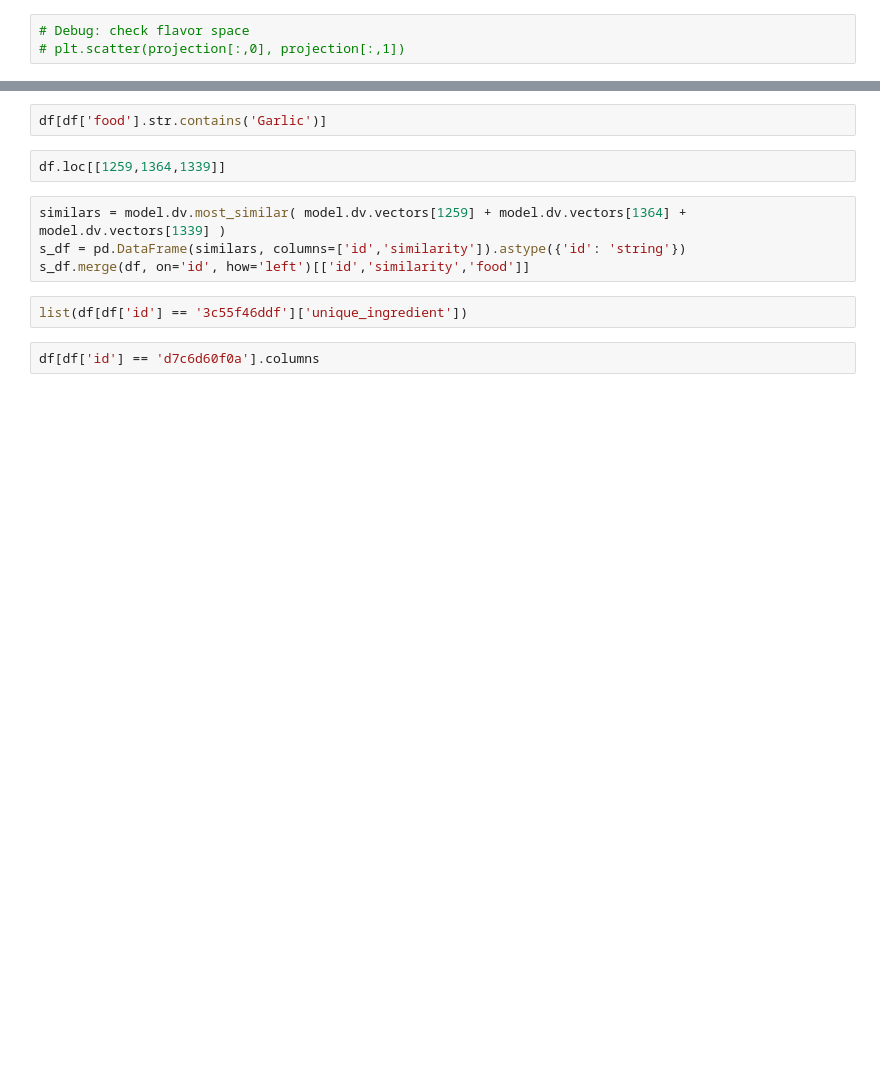
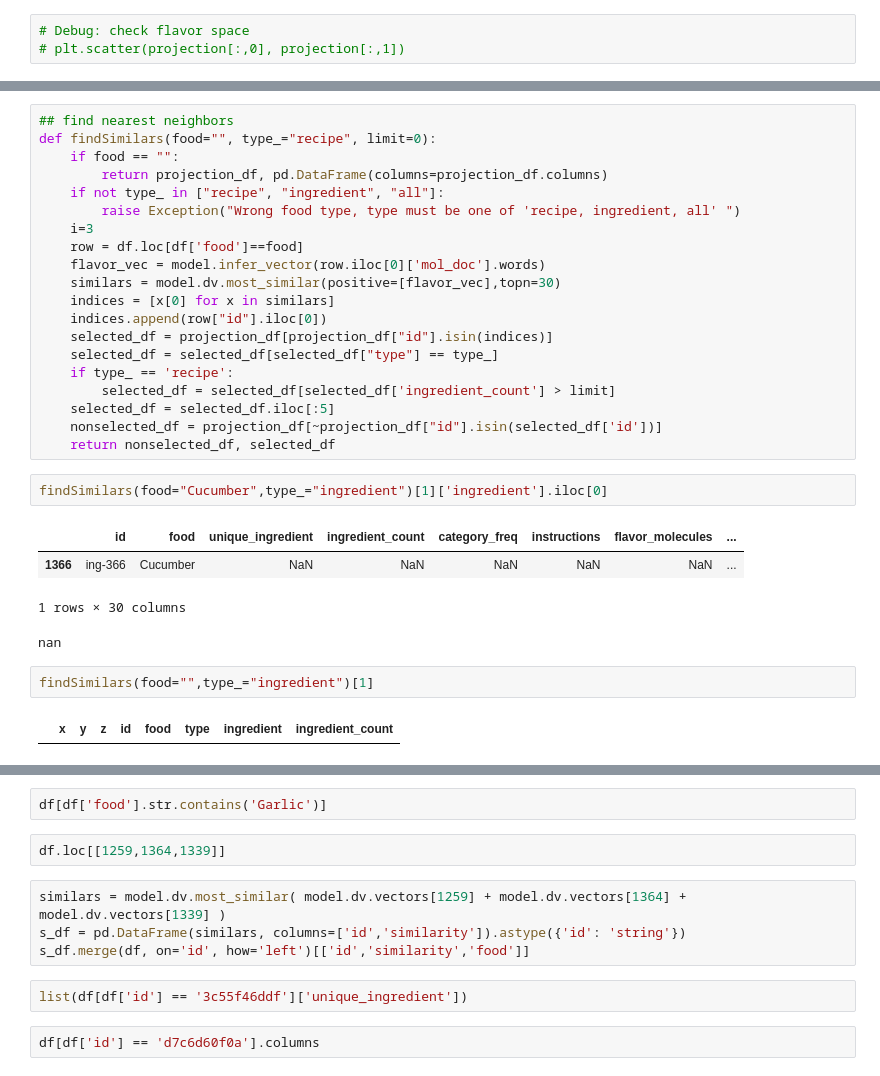
Before and after one commit to jhwaffles/cse6242-team58-project, a Jupyter notebook: embeddings.ipynb, the cells around one changed output, grey strips where cells are left out. Drawn from its saved outputs; the diff is of its cells as text; blank space fills up the shorter version.

```diff
--- a/embeddings.ipynb
+++ b/embeddings.ipynb
@@ -100 +183,32 @@ selected_indexes = []
+# %%
+## find nearest neighbors
+def findSimilars(food="", type_="recipe", limit=0):
+    if food == "":
+        return projection_df, pd.DataFrame(columns=projection_df.columns)
+    if not type_ in ["recipe", "ingredient", "all"]:
+        raise Exception("Wrong food type, type must be one of 'recipe, ingredient, all' ")
+    i=3
+    row = df.loc[df['food']==food]
+    flavor_vec = model.infer_vector(row.iloc[0]['mol_doc'].words)
+    similars = model.dv.most_similar(positive=[flavor_vec],topn=30)
+    indices = [x[0] for x in similars]
+    indices.append(row["id"].iloc[0])
+    selected_df = projection_df[projection_df["id"].isin(indices)]
+    selected_df = selected_df[selected_df["type"] == type_]
+    if type_ == 'recipe':
+        selected_df = selected_df[selected_df['ingredient_count'] > limit]
+    selected_df = selected_df.iloc[:5]
+    nonselected_df = projection_df[~projection_df["id"].isin(selected_df['id'])]
+    return nonselected_df, selected_df
+# %%
+findSimilars(food="Cucumber",type_="ingredient")[1]['ingredient'].iloc[0]
+# %% [output]
+|  | id | food | unique_ingredient | ingredient_count | category_freq | instructions | flavor_molecules | ... |
+| 1366 | ing-366 | Cucumber | NaN | NaN | NaN | NaN | NaN | ... |
+1 rows × 30 columns
+nan
+# %%
+findSimilars(food="",type_="ingredient")[1]
+# %% [output]
+|  | x | y | z | id | food | type | ingredient | ingredient_count |
 # %%
```
Also changed, not shown: parts of 11 cells of this notebook, 9 other files.
